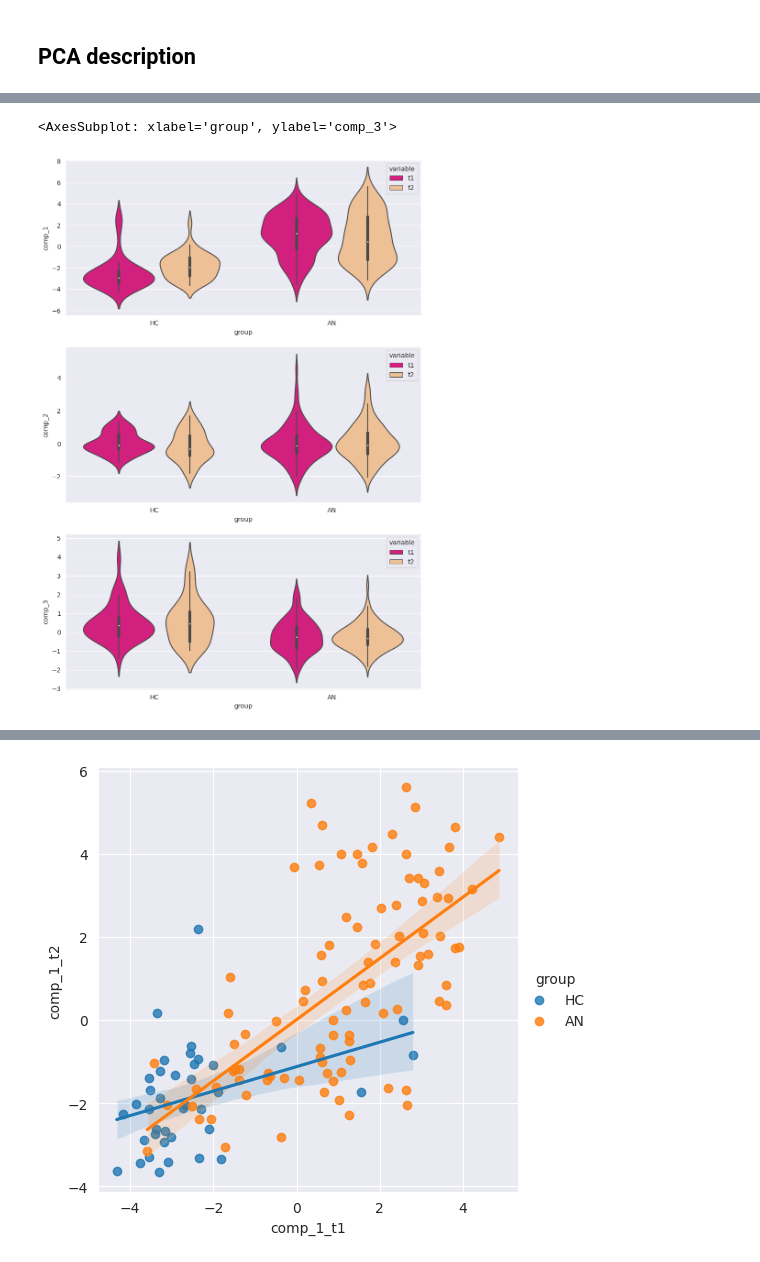
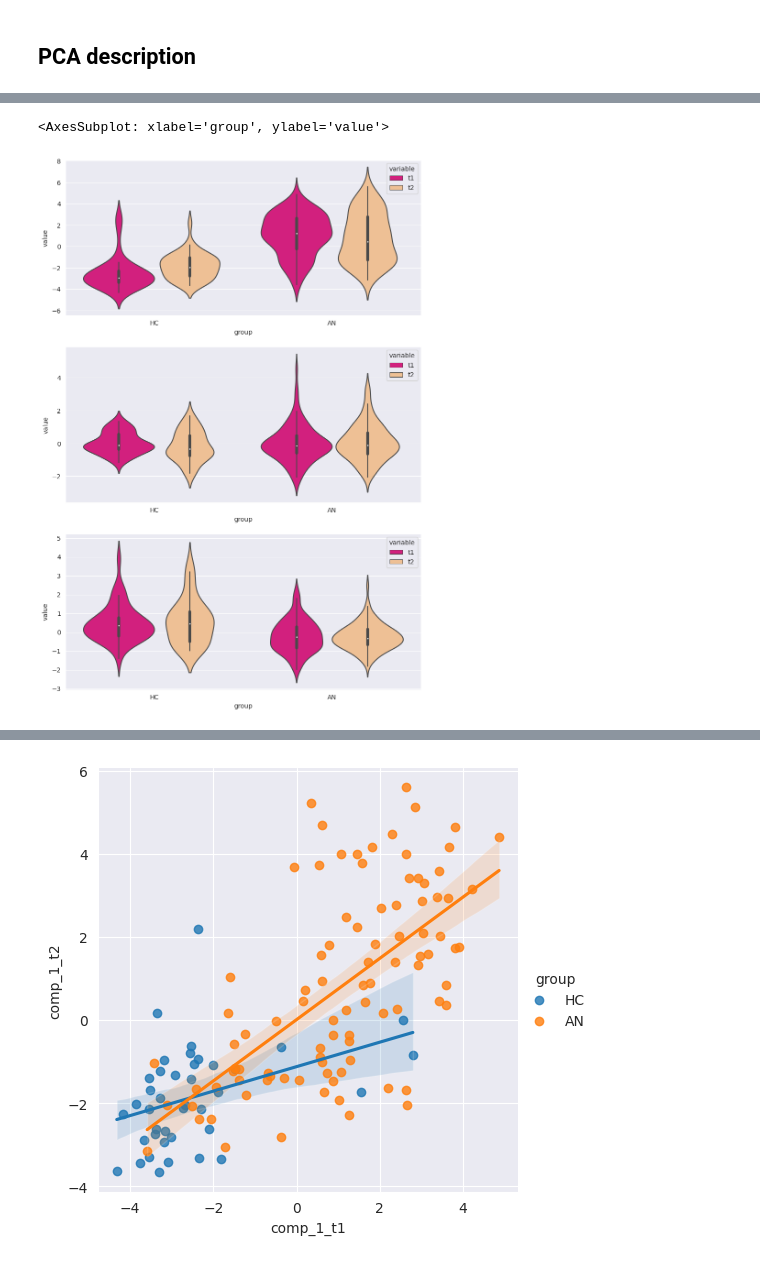
Before and after one commit to WMDA/BB_data, a Jupyter notebook: BB_data/analysis_scripts/data_exploration.ipynb, the cells around one changed output, grey strips where cells are left out. Saved outputs shown, nothing was run; the diff lists cells and outputs as text; code cells hidden in the pictures.

```diff
--- a/BB_data/analysis_scripts/data_exploration.ipynb
+++ b/BB_data/analysis_scripts/data_exploration.ipynb
@@ -162,8 +179,8 @@ for component in comp:
 # %%
 fig,ax = plt.subplots(3,1, figsize=(10,15))
-sns.violinplot(x='group', y='comp_1', hue='variable', data=df_comp_1,  palette='Accent_r', ax=ax[0])
-sns.violinplot(x='group', y='comp_2', hue='variable', data=df_comp_2,  palette='Accent_r', ax=ax[1])
-sns.violinplot(x='group', y='comp_3', hue='variable', data=df_comp_3,  palette='Accent_r', ax=ax[2])
+sns.violinplot(x='group', y='value', hue='variable', data=dfs['comp_1'],  palette='Accent_r', ax=ax[0])
+sns.violinplot(x='group', y='value', hue='variable', data=dfs['comp_2'],  palette='Accent_r', ax=ax[1])
+sns.violinplot(x='group', y='value', hue='variable', data=dfs['comp_3'],  palette='Accent_r', ax=ax[2])
 # %% [output]
-<AxesSubplot: xlabel='group', ylabel='comp_3'>
+<AxesSubplot: xlabel='group', ylabel='value'>
-[figure, old version]
+[figure, new version]
```
Also changed, not shown: parts of 5 cells of this notebook.
